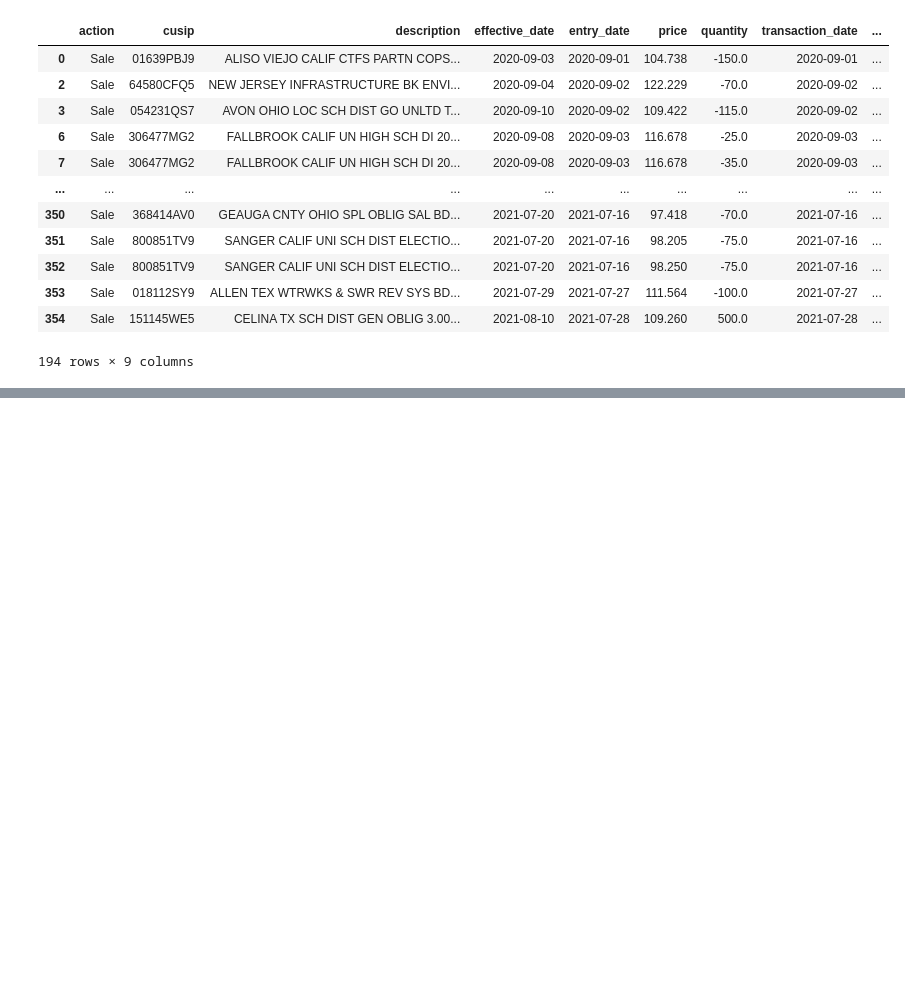
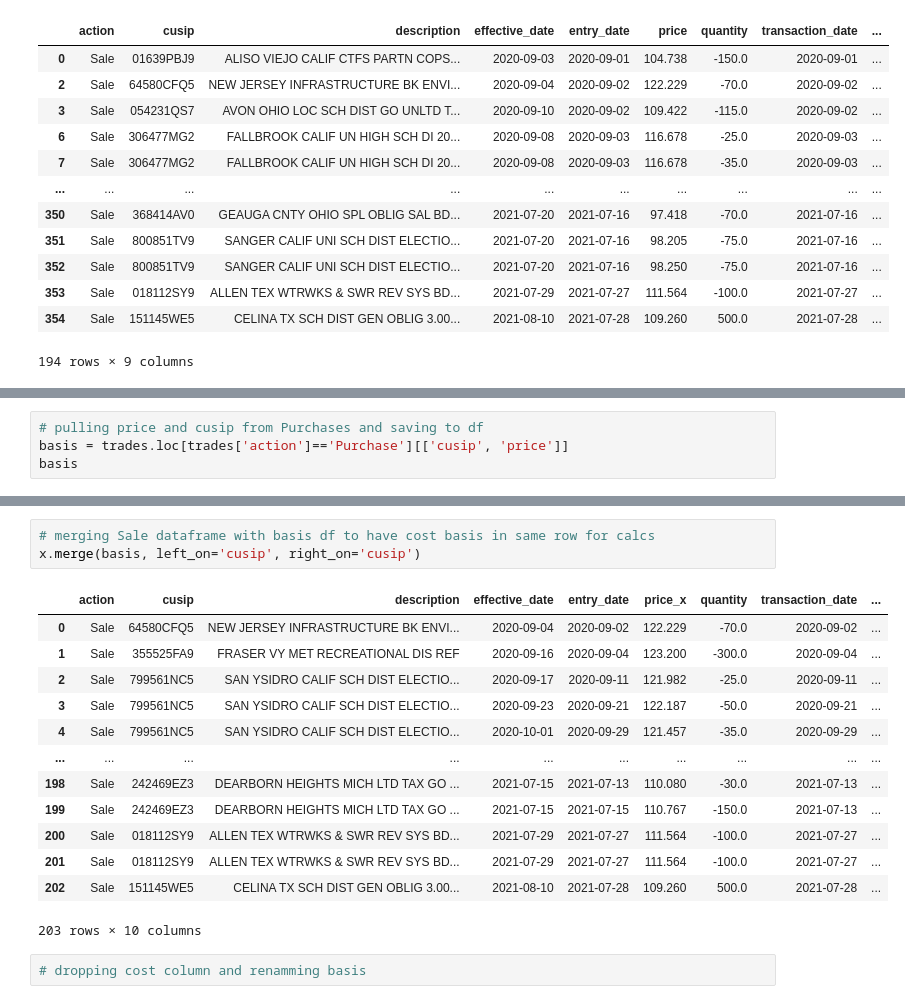
Before and after one commit to albertopuentes/small-side-projects, a Jupyter notebook: Sample_Trade_History_Monitor.ipynb, the cells around one changed output, grey strips where cells are left out. Drawn from its saved outputs; the diff is of its cells as text; blank space fills up the shorter version.

Commit message:
merged basis w/sales df

```diff
--- a/Sample_Trade_History_Monitor.ipynb
+++ b/Sample_Trade_History_Monitor.ipynb
@@ -302,0 +286,4 @@ Name: price, Length: 138, dtype: float64
+# %%
+# pulling price and cusip from Purchases and saving to df
+basis = trades.loc[trades['action']=='Purchase'][['cusip', 'price']]
+basis
@@ -302,0 +304,19 @@ Name: price, Length: 138, dtype: float64
+# %%
+# merging Sale dataframe with basis df to have cost basis in same row for calcs
+x.merge(basis, left_on='cusip', right_on='cusip')
+# %% [output]
+|  | action | cusip | description | effective_date | entry_date | price_x | quantity | transaction_date | ... |
+| 0 | Sale | 64580CFQ5 | NEW JERSEY INFRASTRUCTURE BK ENVI... | 2020-09-04 | 2020-09-02 | 122.229 | -70.0 | 2020-09-02 | ... |
+| 1 | Sale | 355525FA9 | FRASER VY MET RECREATIONAL DIS REF | 2020-09-16 | 2020-09-04 | 123.200 | -300.0 | 2020-09-04 | ... |
+| 2 | Sale | 799561NC5 | SAN YSIDRO CALIF SCH DIST ELECTIO... | 2020-09-17 | 2020-09-11 | 121.982 | -25.0 | 2020-09-11 | ... |
+| 3 | Sale | 799561NC5 | SAN YSIDRO CALIF SCH DIST ELECTIO... | 2020-09-23 | 2020-09-21 | 122.187 | -50.0 | 2020-09-21 | ... |
+| 4 | Sale | 799561NC5 | SAN YSIDRO CALIF SCH DIST ELECTIO... | 2020-10-01 | 2020-09-29 | 121.457 | -35.0 | 2020-09-29 | ... |
+| ... | ... | ... | ... | ... | ... | ... | ... | ... | ... |
+| 198 | Sale | 242469EZ3 | DEARBORN HEIGHTS MICH LTD TAX GO ... | 2021-07-15 | 2021-07-13 | 110.080 | -30.0 | 2021-07-13 | ... |
+| 199 | Sale | 242469EZ3 | DEARBORN HEIGHTS MICH LTD TAX GO ... | 2021-07-15 | 2021-07-15 | 110.767 | -150.0 | 2021-07-13 | ... |
+| 200 | Sale | 018112SY9 | ALLEN TEX WTRWKS & SWR REV SYS BD... | 2021-07-29 | 2021-07-27 | 111.564 | -100.0 | 2021-07-27 | ... |
+| 201 | Sale | 018112SY9 | ALLEN TEX WTRWKS & SWR REV SYS BD... | 2021-07-29 | 2021-07-27 | 111.564 | -100.0 | 2021-07-27 | ... |
+| 202 | Sale | 151145WE5 | CELINA TX SCH DIST GEN OBLIG 3.00... | 2021-08-10 | 2021-07-28 | 109.260 | 500.0 | 2021-07-28 | ... |
+203 rows × 10 columns
+# %%
+# dropping cost column and renamming basis
```
Also changed, not shown: parts of 9 cells of this notebook.
